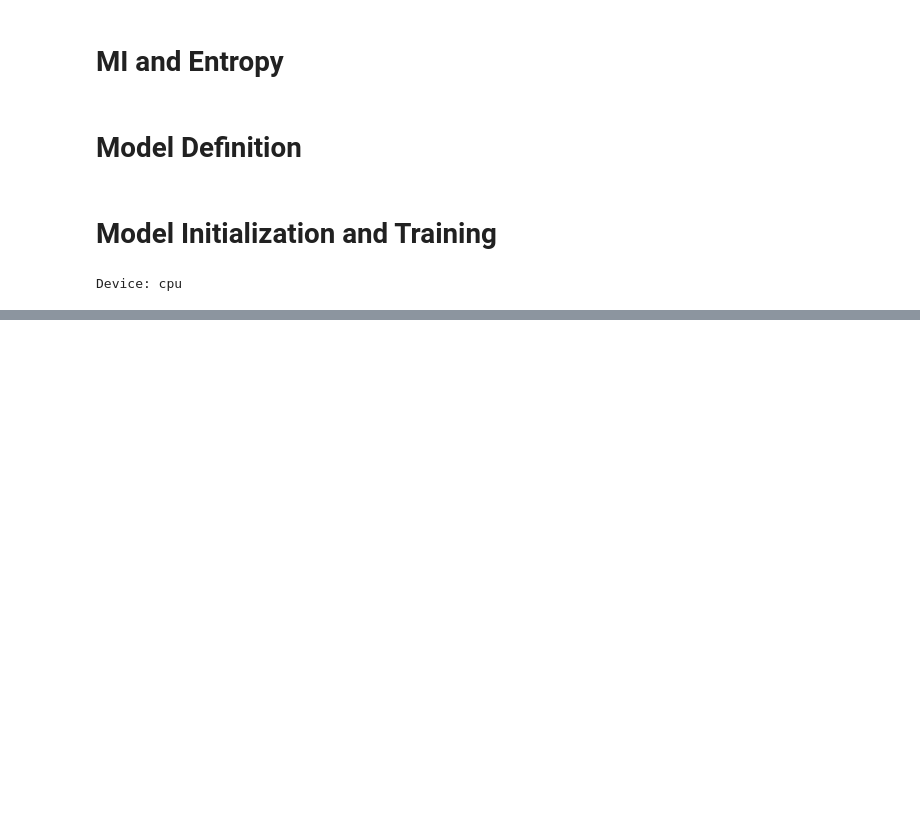
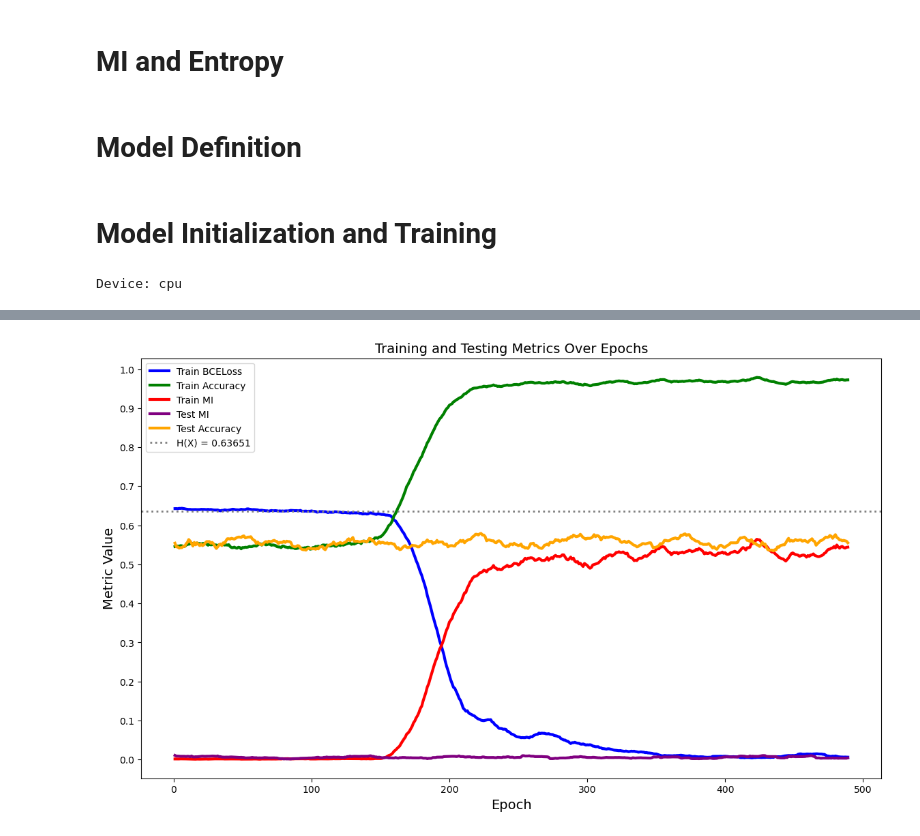
Before and after one commit to sonnyloweus/QuantumDynamicsAI, a Jupyter notebook: Mutual_Information_Transformer.ipynb, the cells around one changed output, grey strips where cells are left out. Drawn from its saved outputs; the diff is of its cells as text; code cells hidden in the pictures; blank space fills up the shorter version.

```diff
--- a/Mutual_Information_Transformer.ipynb
+++ b/Mutual_Information_Transformer.ipynb
@@ -206,7 +206,7 @@ load_model = False
 save_model = True
 
 #Hyperparameters
-num_iterations = 1000
+num_iterations = 500
 learning_rate = 1e-4
 batch_size = 40
 binary_vocab_size = 2
@@ -288,16 +308 @@ Training
 KeyboardInterrupt:
-# %%
-BCEloss_np = np.array(BCELoss_array)
-MI_np = np.array(MI_array)
-
-plt.style.use('ggplot')
-
-plt.figure(figsize=(8, 6))
-plt.plot(range(1, len(MI_np)+1), MI_np, marker='o')
-plt.plot(range(1, len(BCEloss_np)+1), BCEloss_np, marker='x')
-
-plt.title('Training BCW Loss and MI')
-plt.xlabel('Iteration')
-plt.ylabel('Loss and MI')
-plt.grid()
-plt.show()
@@ -336,0 +309,37 @@ final_df.head()
+# %%
+# Plotting Training and Validation
+
+train_BCELoss_array = np.array(train_BCELoss_array)
+train_BAcc_array = np.array(train_BAcc_array)
+train_MI_array = np.array(train_MI_array)
+test_MI_array = np.array(test_MI_array)
+test_BAcc_array = np.array(test_BAcc_array)
+
+window_size = 20
+smoothed_train_BCELoss = np.convolve(train_BCELoss_array, np.ones(window_size)/window_size, mode='valid')
+smoothed_rain_BAcc = np.convolve(train_BAcc_array, np.ones(window_size)/window_size, mode='valid')
+smoothed_train_MI = np.convolve(train_MI_array, np.ones(window_size)/window_size, mode='valid')
+smoothed_test_MI = np.convolve(test_MI_array, np.ones(window_size)/window_size, mode='valid')
+smoothed_test_BAcc = np.convolve(test_BAcc_array, np.ones(window_size)/window_size, mode='valid')
+
+epochs = np.arange(1, len(smoothed_test_BAcc) + 1)
+
+plt.style.use('default')
+plt.figure(figsize=(14, 8))
+
+plt.plot(epochs, smoothed_train_BCELoss, color='blue', linestyle='-', linewidth=3, label='Train BCELoss')
+plt.plot(epochs, smoothed_rain_BAcc, color='green', linestyle='-', linewidth=3, label='Train Accuracy')
+plt.plot(epochs, smoothed_train_MI, color='red', linestyle='-', linewidth=3, label='Train MI')
+plt.plot(epochs, smoothed_test_MI, color='purple', linestyle='-', linewidth=3, label='Test MI')
+plt.plot(epochs, smoothed_test_BAcc, color='orange', linestyle='-', linewidth=3, label='Test Accuracy')
+plt.axhline(y=upperBound, color='gray', linestyle=':', linewidth=2, label=f'H(X) = {upperBound:,.5f}')
+
+plt.title('Training and Testing Metrics Over Epochs', fontsize=14)
+plt.xlabel('Epoch', fontsize=14)
+plt.ylabel('Metric Value', fontsize=14)
+plt.yticks(np.arange(0, 1.1, 0.1))
+
+plt.legend(loc='best', fontsize=10)
+plt.show()
+# %% [output]
+[figure, added]
```
Also changed, not shown: parts of 2 cells of this notebook.
